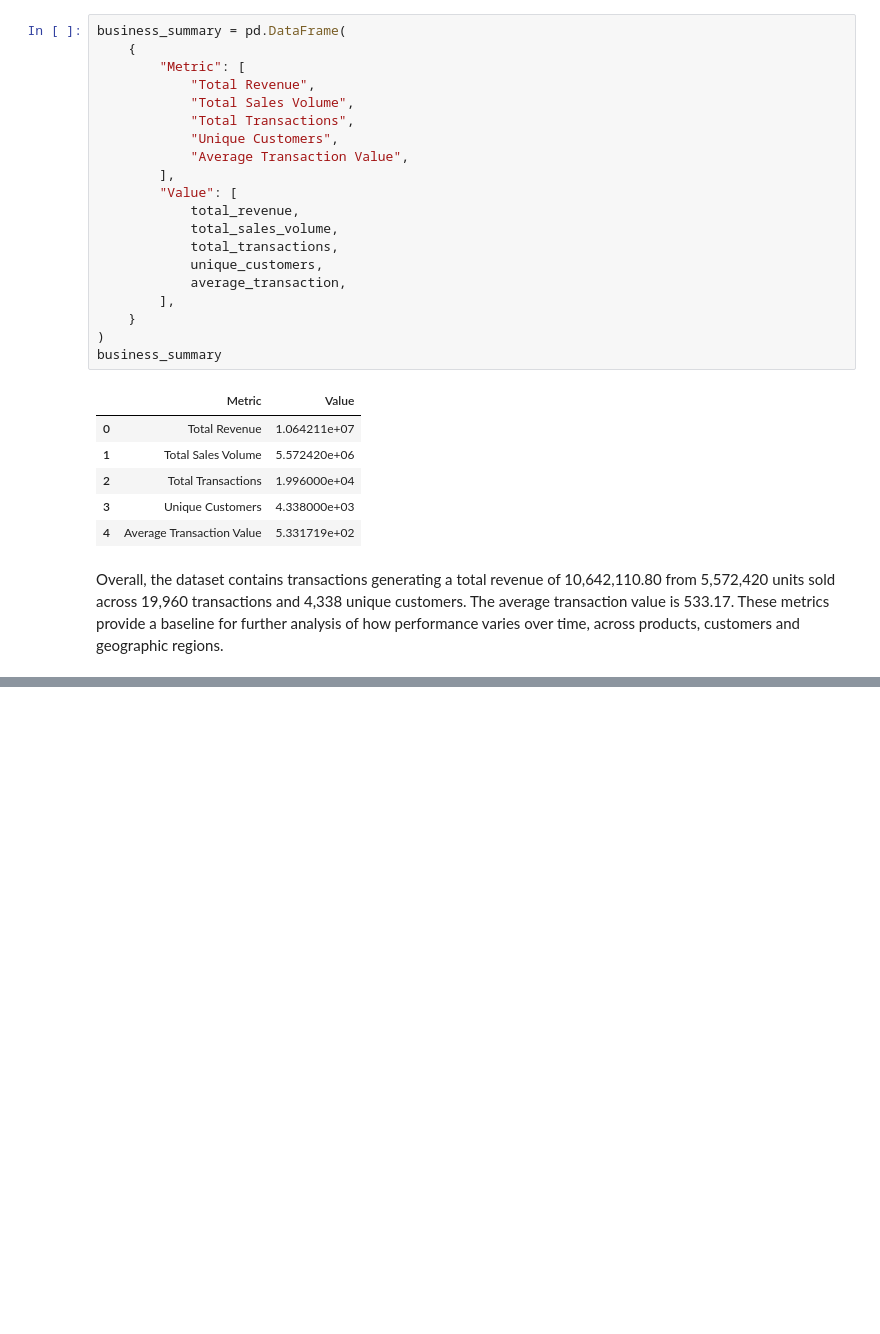
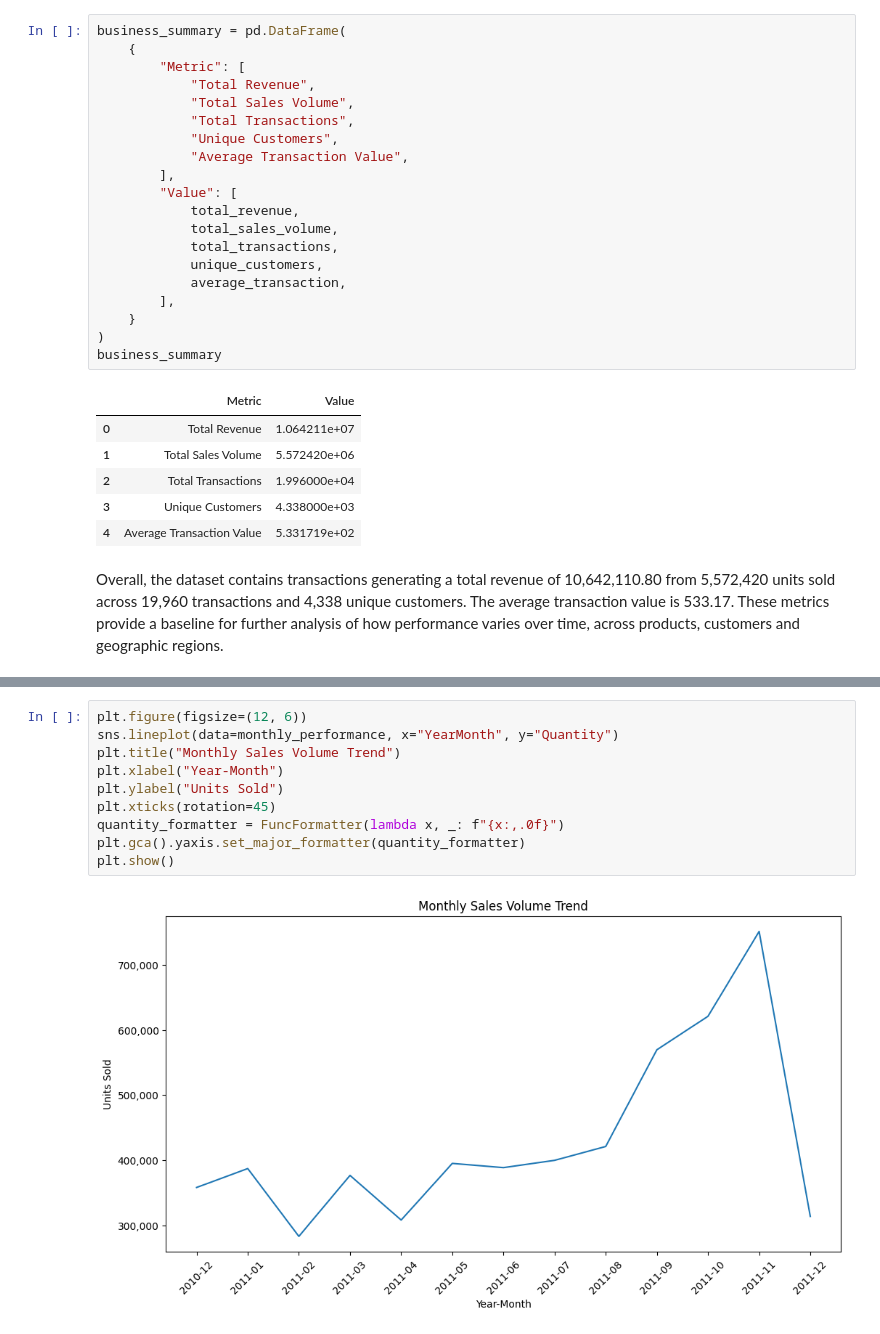
Before and after one commit to sahra02/Online-Retail-Transaction-Analysis, a Jupyter notebook: jupyter_notebooks/02-Exploratory_Data_Analysis.ipynb, the cells around one changed output, grey strips where cells are left out. Saved outputs shown, nothing was run; the diff lists cells and outputs as text; blank space fills up the shorter version.

```diff
--- a/jupyter_notebooks/02-Exploratory_Data_Analysis.ipynb
+++ b/jupyter_notebooks/02-Exploratory_Data_Analysis.ipynb
@@ -204,0 +301,12 @@ Overall, the dataset contains transactions generating a total revenue of 10,642,
+# %%
+plt.figure(figsize=(12, 6))
+sns.lineplot(data=monthly_performance, x="YearMonth", y="Quantity")
+plt.title("Monthly Sales Volume Trend")
+plt.xlabel("Year-Month")
+plt.ylabel("Units Sold")
+plt.xticks(rotation=45)
+quantity_formatter = FuncFormatter(lambda x, _: f"{x:,.0f}")
+plt.gca().yaxis.set_major_formatter(quantity_formatter)
+plt.show()
+# %% [output]
+[figure, added]
```
Also changed, not shown: parts of 18 cells of this notebook.
